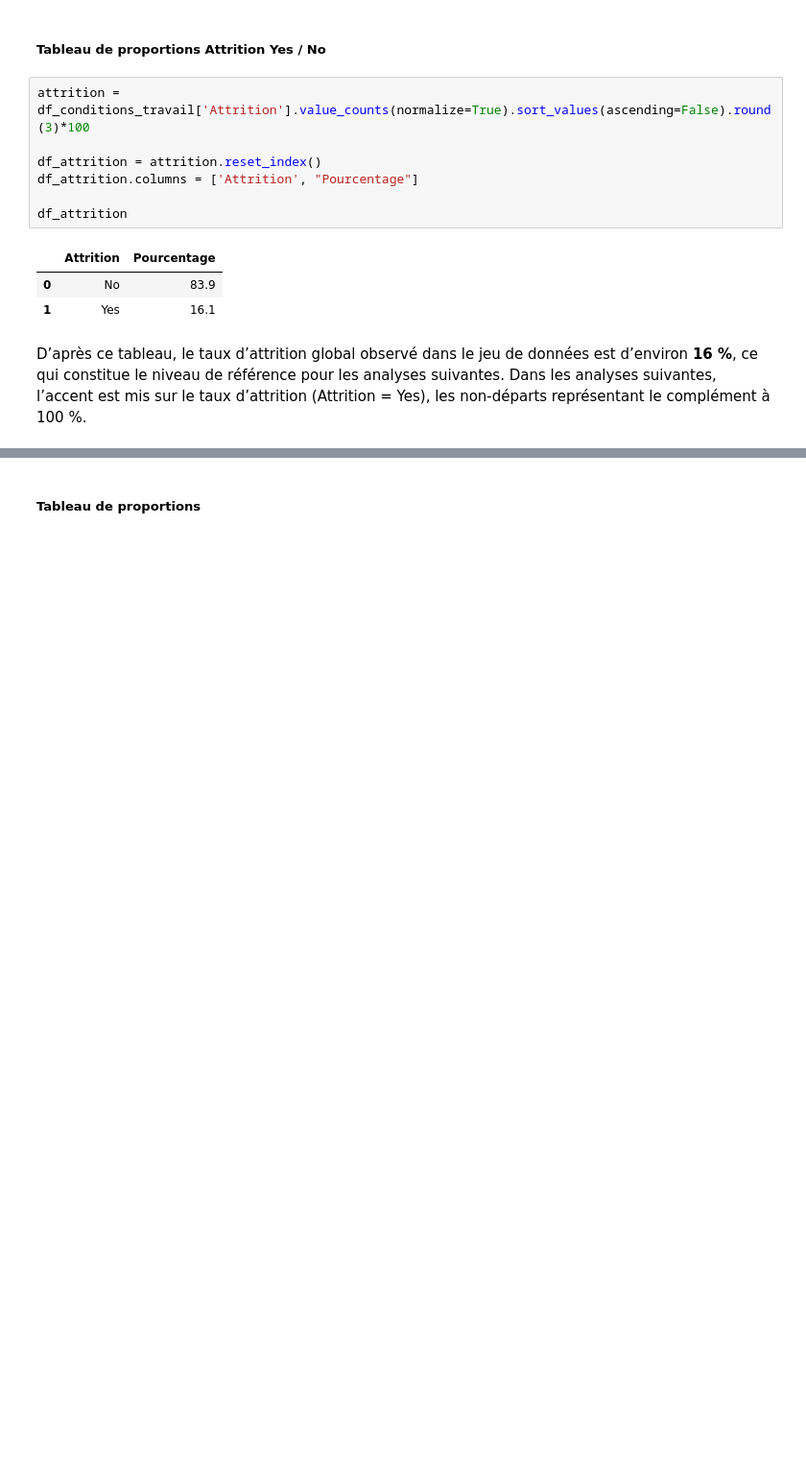
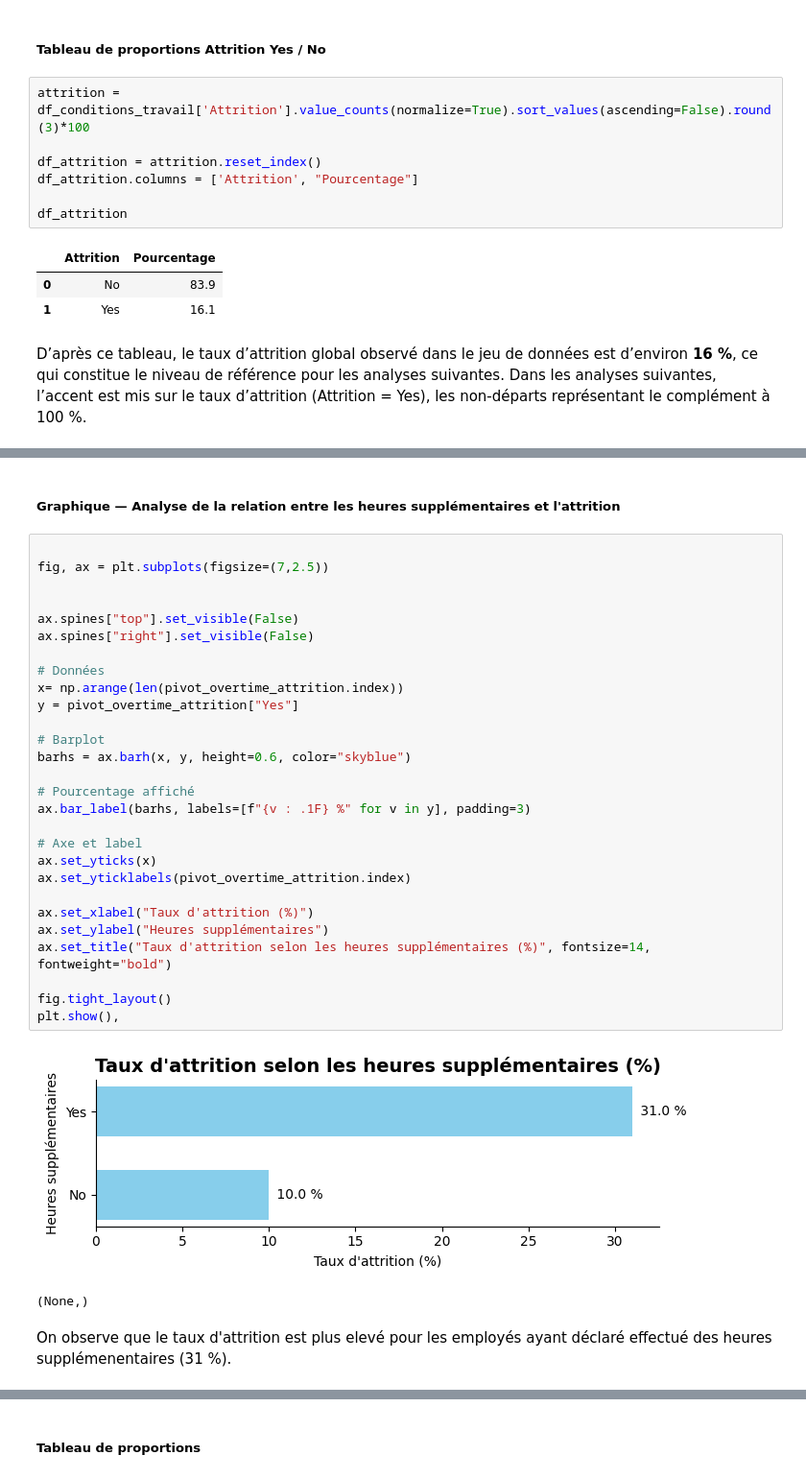
Before and after one commit to Kemuri15/employee-attrition-analysis, a Jupyter notebook: notebooks/04_axes_condition_travail.ipynb, the cells around one changed output, grey strips where cells are left out. Shown at 96% size. Saved outputs shown, nothing was run; the diff lists cells and outputs as text; blank space fills up the shorter version.

```diff
--- a/notebooks/04_axes_condition_travail.ipynb
+++ b/notebooks/04_axes_condition_travail.ipynb
@@ -986,0 +1076,35 @@ Cette approche permet d’identifier des différences de comportement entre les
+# %% [markdown]
+##### Graphique — Analyse de la relation entre les heures supplémentaires et l'attrition
+# %%
+
+fig, ax = plt.subplots(figsize=(7,2.5))
+
+
+ax.spines["top"].set_visible(False)
+ax.spines["right"].set_visible(False)
+
+# Données
+x= np.arange(len(pivot_overtime_attrition.index))
+y = pivot_overtime_attrition["Yes"]
+
+# Barplot
+barhs = ax.barh(x, y, height=0.6, color="skyblue")
+
+# Pourcentage affiché
+ax.bar_label(barhs, labels=[f"{v : .1F} %" for v in y], padding=3)
+
+# Axe et label
+ax.set_yticks(x)
+ax.set_yticklabels(pivot_overtime_attrition.index)
+
+ax.set_xlabel("Taux d'attrition (%)")
+ax.set_ylabel("Heures supplémentaires")
+ax.set_title("Taux d'attrition selon les heures supplémentaires (%)", fontsize=14, fontweight="bold")
+
+fig.tight_layout()
+plt.show(),
+# %% [output]
+[figure, added]
+(None,)
+# %% [markdown]
+On observe que le taux d'attrition est plus elevé pour les employés ayant déclaré effectué des heures supplémenentaires (31 %).
```
Also changed, not shown: parts of 25 cells of this notebook, 1 other file.
